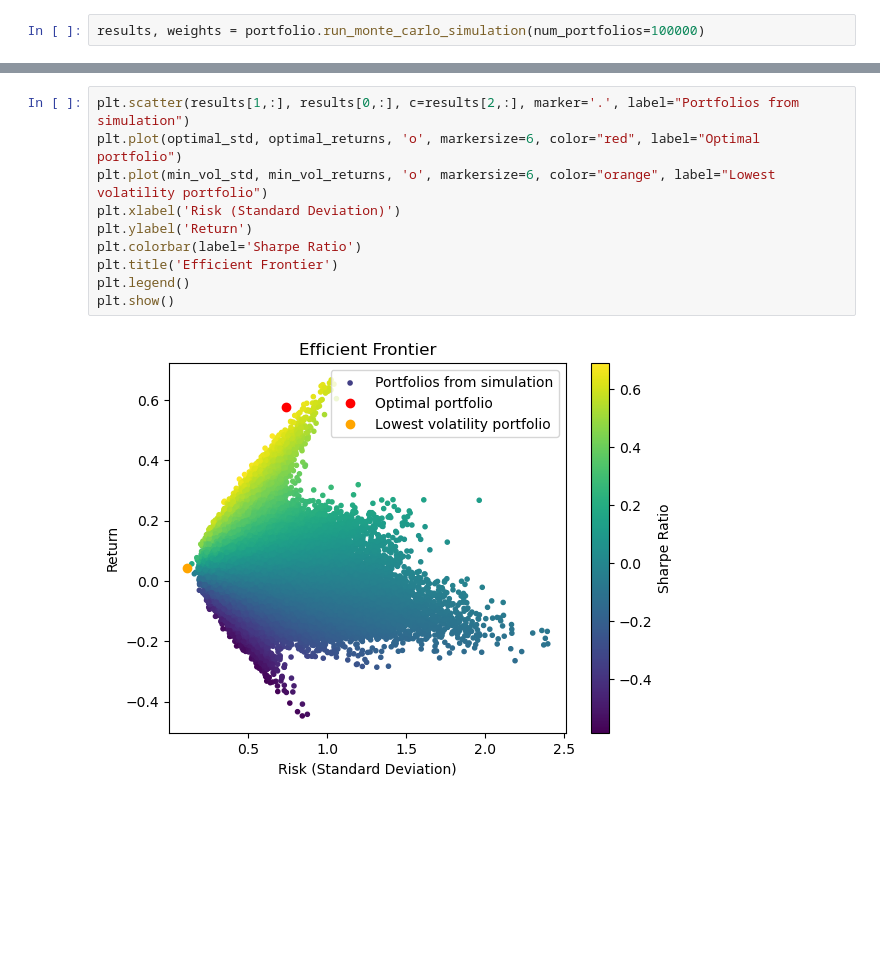
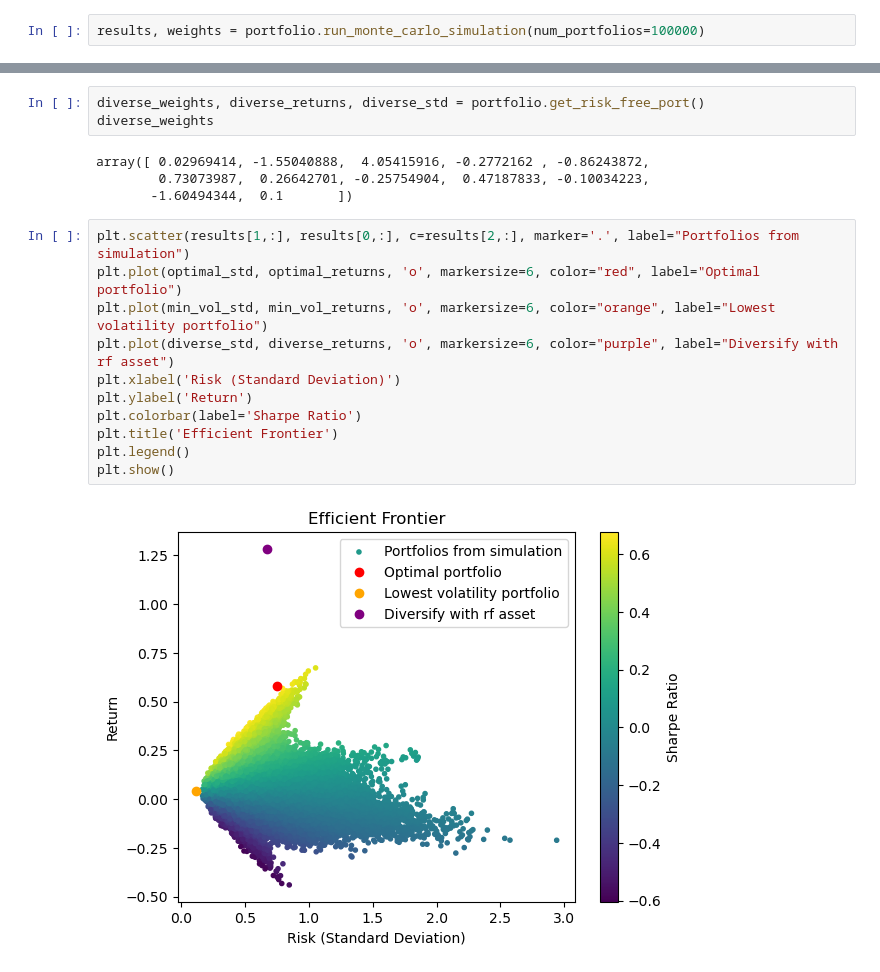
Before and after one commit to cchuenchoksan/py-portfolio, a Jupyter notebook: pyportfolio_sample.ipynb, the cells around one changed output, grey strips where cells are left out. Saved outputs shown, nothing was run; the diff lists cells and outputs as text; blank space fills up the shorter version.

Commit message:
Add cml port

```diff
--- a/pyportfolio_sample.ipynb
+++ b/pyportfolio_sample.ipynb
@@ -65,12 +65,20 @@ array([ 0.02975865, -1.70189861,  4.51300458, -0.30935457, -0.96251692,
+# %%
+diverse_weights, diverse_returns, diverse_std = portfolio.get_risk_free_port()
+diverse_weights
+# %% [output]
+array([ 0.02969414, -1.55040888,  4.05415916, -0.2772162 , -0.86243872,
+        0.73073987,  0.26642701, -0.25754904,  0.47187833, -0.10034223,
+       -1.60494344,  0.1       ])
 # %%
 plt.scatter(results[1,:], results[0,:], c=results[2,:], marker='.', label="Portfolios from simulation")
 plt.plot(optimal_std, optimal_returns, 'o', markersize=6, color="red", label="Optimal portfolio")
 plt.plot(min_vol_std, min_vol_returns, 'o', markersize=6, color="orange", label="Lowest volatility portfolio")
+plt.plot(diverse_std, diverse_returns, 'o', markersize=6, color="purple", label="Diversify with rf asset")
 plt.xlabel('Risk (Standard Deviation)')
 plt.ylabel('Return')
 plt.colorbar(label='Sharpe Ratio')
 plt.title('Efficient Frontier')
 plt.legend()
 plt.show()
 # %% [output]
-[figure, old version]
+[figure, new version]
```
Also changed, not shown: parts of 5 cells of this notebook, 1 other file.
